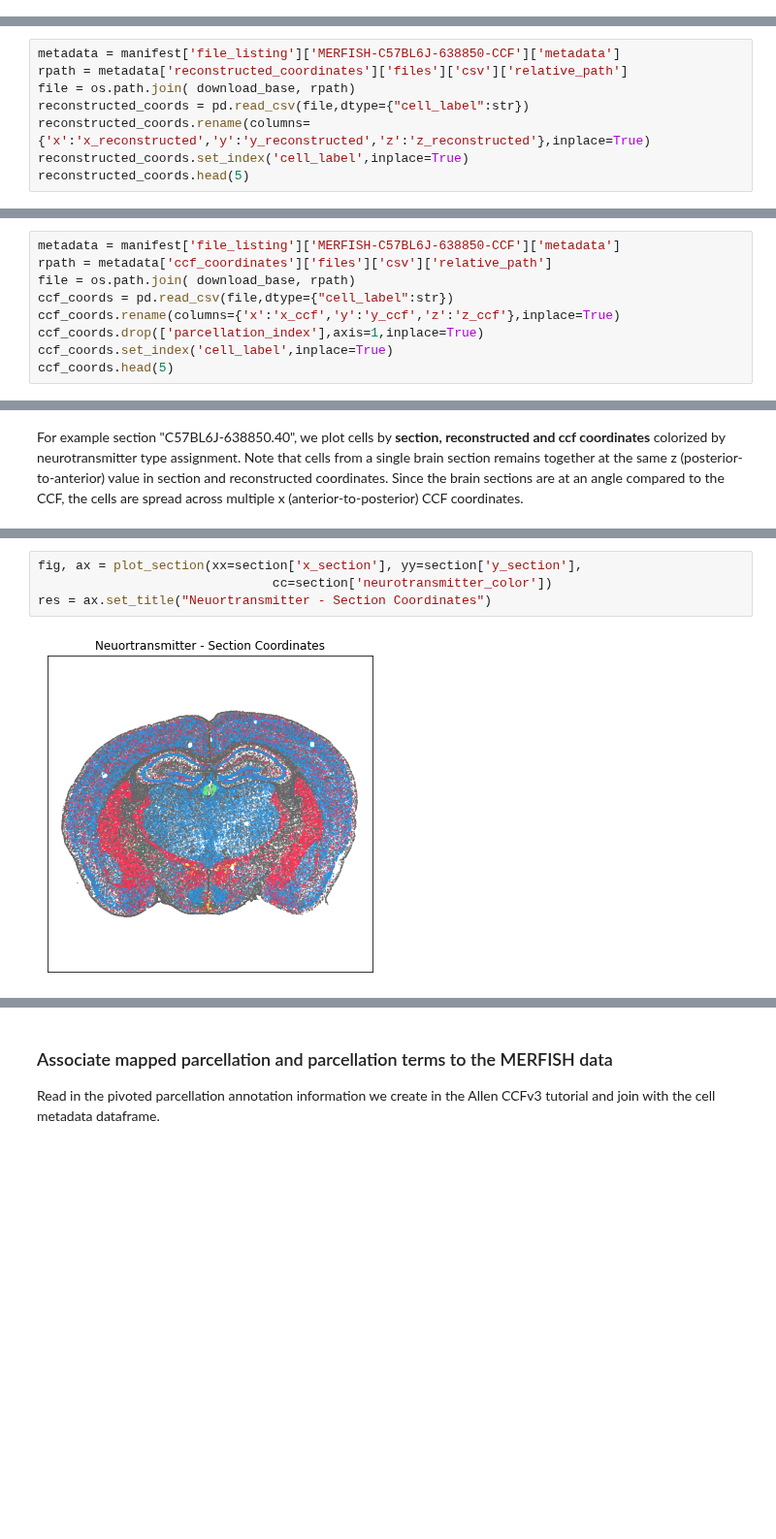
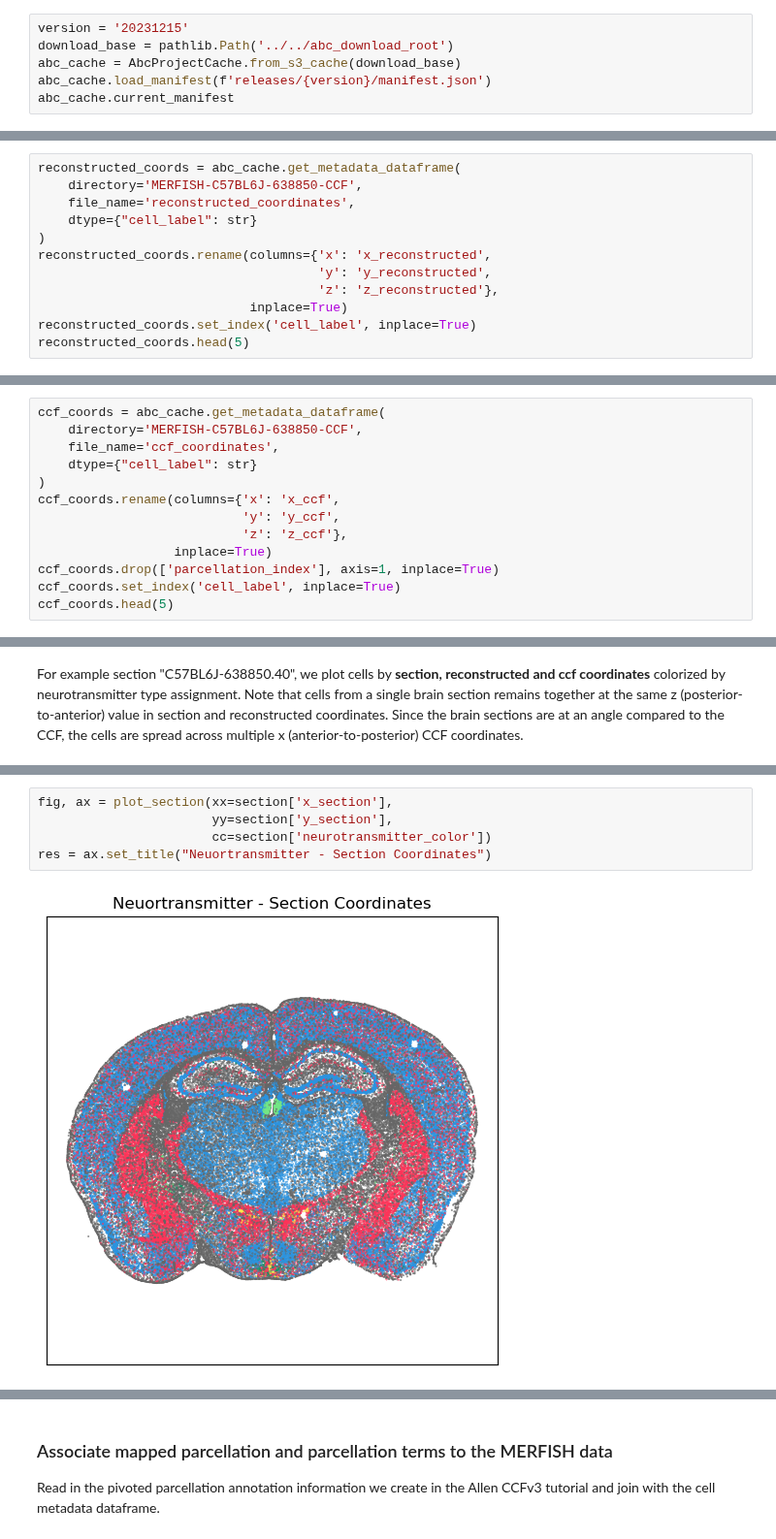
Before and after one commit to AllenInstitute/abc_atlas_access, a Jupyter notebook: notebooks/merfish_ccf_registration_tutorial.ipynb, the cells around one changed output, grey strips where cells are left out. Shown at 97% size. Cells and saved outputs as stored; diff of their text form; blank space fills up the shorter version.

```diff
--- a/notebooks/merfish_ccf_registration_tutorial.ipynb
+++ b/notebooks/merfish_ccf_registration_tutorial.ipynb
@@ -43,0 +24,6 @@ if cache_views :
+# %%
+version = '20231215'
+download_base = pathlib.Path('../../abc_download_root')
+abc_cache = AbcProjectCache.from_s3_cache(download_base)
+abc_cache.load_manifest(f'releases/{version}/manifest.json')
+abc_cache.current_manifest
@@ -64,12 +52,16 @@ cell.head(5)
 # %% [markdown]
 Next we read in the **reconstructed coordinates** and mapped parcellation from the metadata directory and join it to the cell dataframe
 # %%
-metadata = manifest['file_listing']['MERFISH-C57BL6J-638850-CCF']['metadata']
-rpath = metadata['reconstructed_coordinates']['files']['csv']['relative_path']
-file = os.path.join( download_base, rpath)
-reconstructed_coords = pd.read_csv(file,dtype={"cell_label":str})
-reconstructed_coords.rename(columns={'x':'x_reconstructed','y':'y_reconstructed','z':'z_reconstructed'},inplace=True)
-reconstructed_coords.set_index('cell_label',inplace=True)
+reconstructed_coords = abc_cache.get_metadata_dataframe(
+    directory='MERFISH-C57BL6J-638850-CCF',
+    file_name='reconstructed_coordinates',
+    dtype={"cell_label": str}
+)
+reconstructed_coords.rename(columns={'x': 'x_reconstructed',
+                                     'y': 'y_reconstructed',
+                                     'z': 'z_reconstructed'},
+                            inplace=True)
+reconstructed_coords.set_index('cell_label', inplace=True)
 reconstructed_coords.head(5)
 # %% [output]
 |  | x_reconstructed | y_reconstructed | z_reconstructed | parcellation_index |
@@ -94,13 +86,17 @@ cell_joined.head(5)
 # %% [markdown]
 We repeat the process for the cell **CCF coordinates**
 # %%
-metadata = manifest['file_listing']['MERFISH-C57BL6J-638850-CCF']['metadata']
-rpath = metadata['ccf_coordinates']['files']['csv']['relative_path']
-file = os.path.join( download_base, rpath)
-ccf_coords = pd.read_csv(file,dtype={"cell_label":str})
-ccf_coords.rename(columns={'x':'x_ccf','y':'y_ccf','z':'z_ccf'},inplace=True)
-ccf_coords.drop(['parcellation_index'],axis=1,inplace=True)
-ccf_coords.set_index('cell_label',inplace=True)
+ccf_coords = abc_cache.get_metadata_dataframe(
+    directory='MERFISH-C57BL6J-638850-CCF',
+    file_name='ccf_coordinates',
+    dtype={"cell_label": str}
+)
+ccf_coords.rename(columns={'x': 'x_ccf',
+                           'y': 'y_ccf',
+                           'z': 'z_ccf'},
+                  inplace=True)
+ccf_coords.drop(['parcellation_index'], axis=1, inplace=True)
+ccf_coords.set_index('cell_label', inplace=True)
 ccf_coords.head(5)
 # %% [output]
 |  | x_ccf | y_ccf | z_ccf |
@@ -167,9 +163,10 @@ z_section values: [7.2]
 z_reconstructed values: [7.2]
 x_ccf values: [6.32598314 6.32656693 6.3266852  ... 7.16574148 7.16579943 7.16598123]
 # %%
-fig, ax = plot_section(xx=section['x_section'], yy=section['y_section'],
-                               cc=section['neurotransmitter_color'])
+fig, ax = plot_section(xx=section['x_section'],
+                       yy=section['y_section'],
+                       cc=section['neurotransmitter_color'])
 res = ax.set_title("Neuortransmitter - Section Coordinates")
 # %% [output]
-[figure, old version]
+[figure, new version]
 # %%
```
Also changed, not shown: parts of 38 cells of this notebook, 12 other files.
